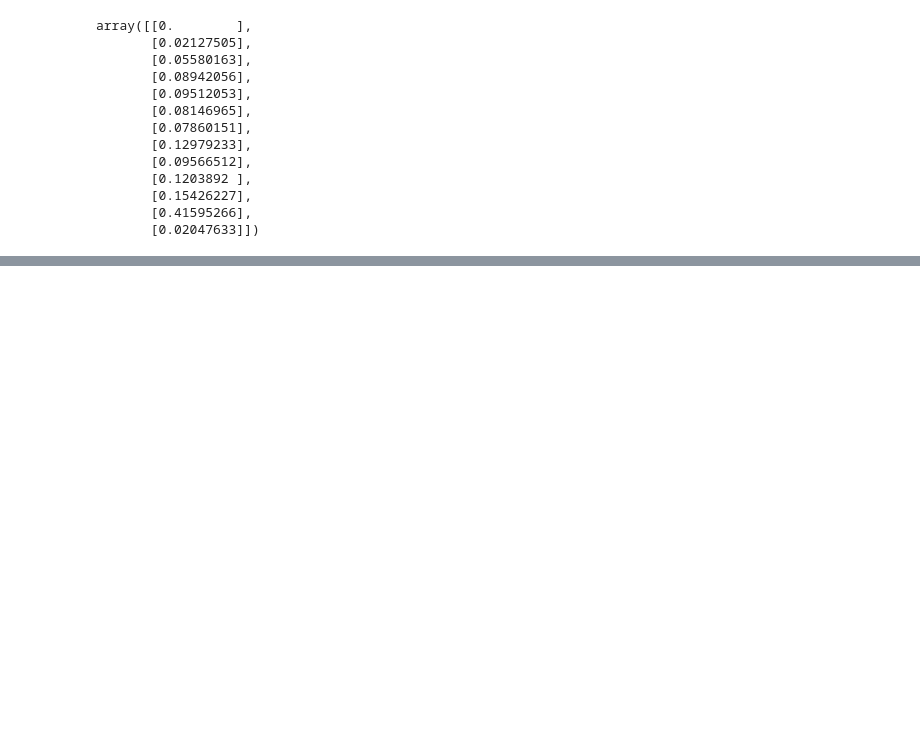
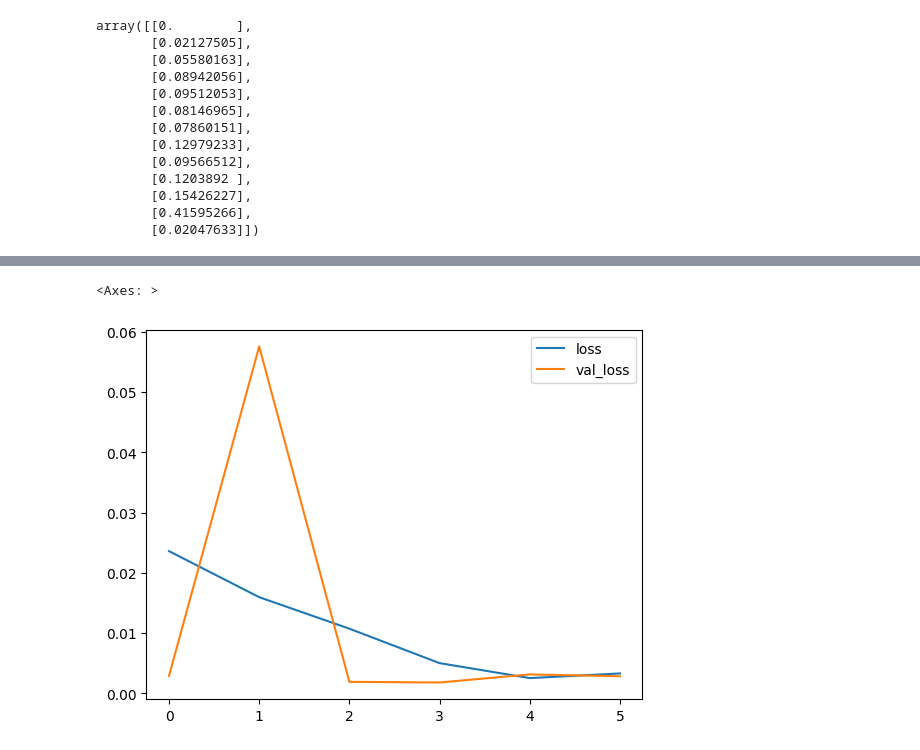
Before and after one commit to Sabbha20/ten-k-learn, a Jupyter notebook: 01 tensorflow-Keras/RNN/002. RNN - TimeSeries.ipynb, the cells around one changed output, grey strips where cells are left out. Cells and saved outputs as stored; diff of their text form; code cells hidden in the pictures; blank space fills up the shorter version.

Commit message:
RNN timeseries: forcasting predictions

```diff
--- a/01 tensorflow-Keras/RNN/002. RNN - TimeSeries.ipynb
+++ b/01 tensorflow-Keras/RNN/002. RNN - TimeSeries.ipynb
@@ -156,0 +171,6 @@ model.su
+# %%
+early_stop = EarlyStopping(monitor='val_loss', patience=2)
+# %%
+validation_generator = TimeseriesGenerator(scaled_test, scaled_test, length=length, batch_size=1)
+# %%
+model.fit(generator, epochs=20, validation_data=validation_generator, callbacks=[early_stop])
@@ -156,0 +192,7 @@ model.su
+# %%
+losses = pd.DataFrame(model.history.history)
+# %%
+losses.plot()
+# %% [output]
+<Axes: >
+[figure, added]
```
Also changed, not shown: parts of 9 cells of this notebook.
